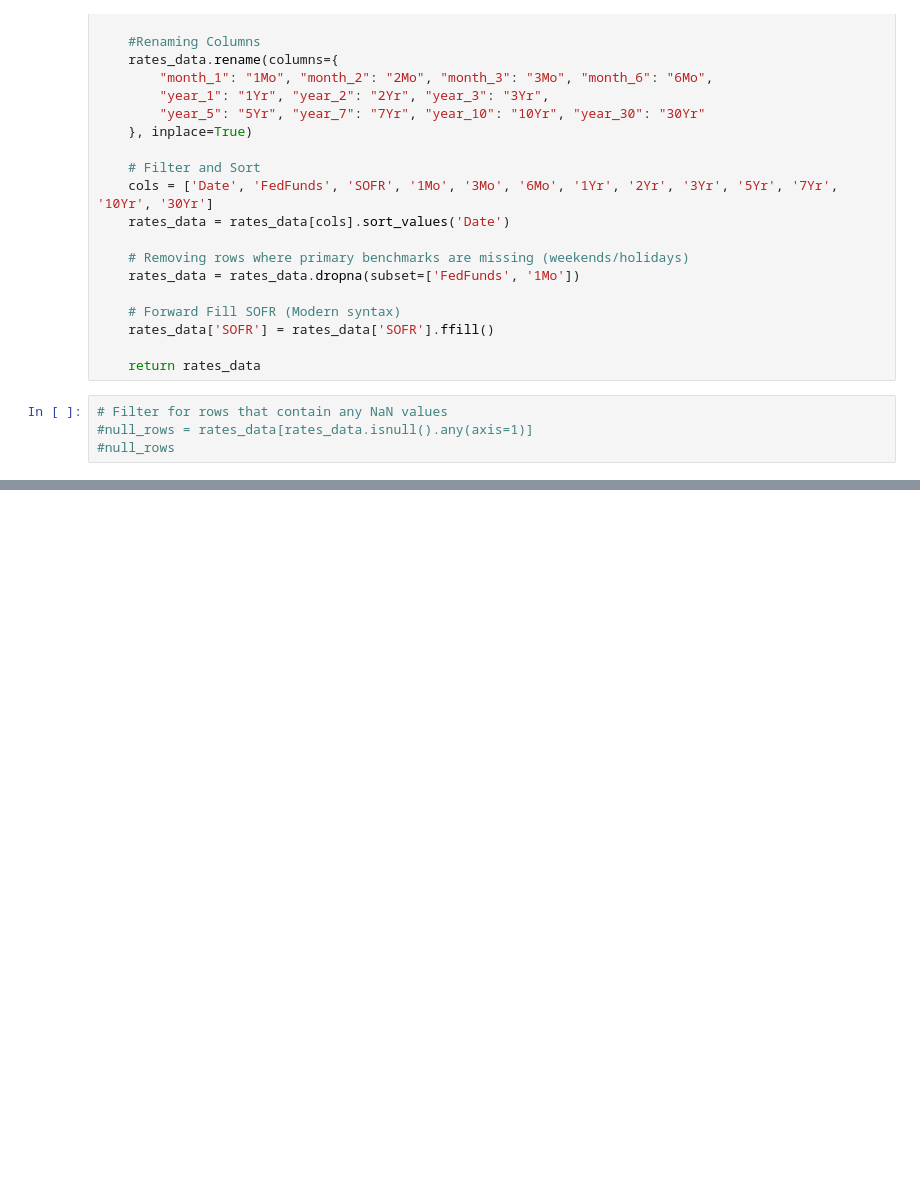
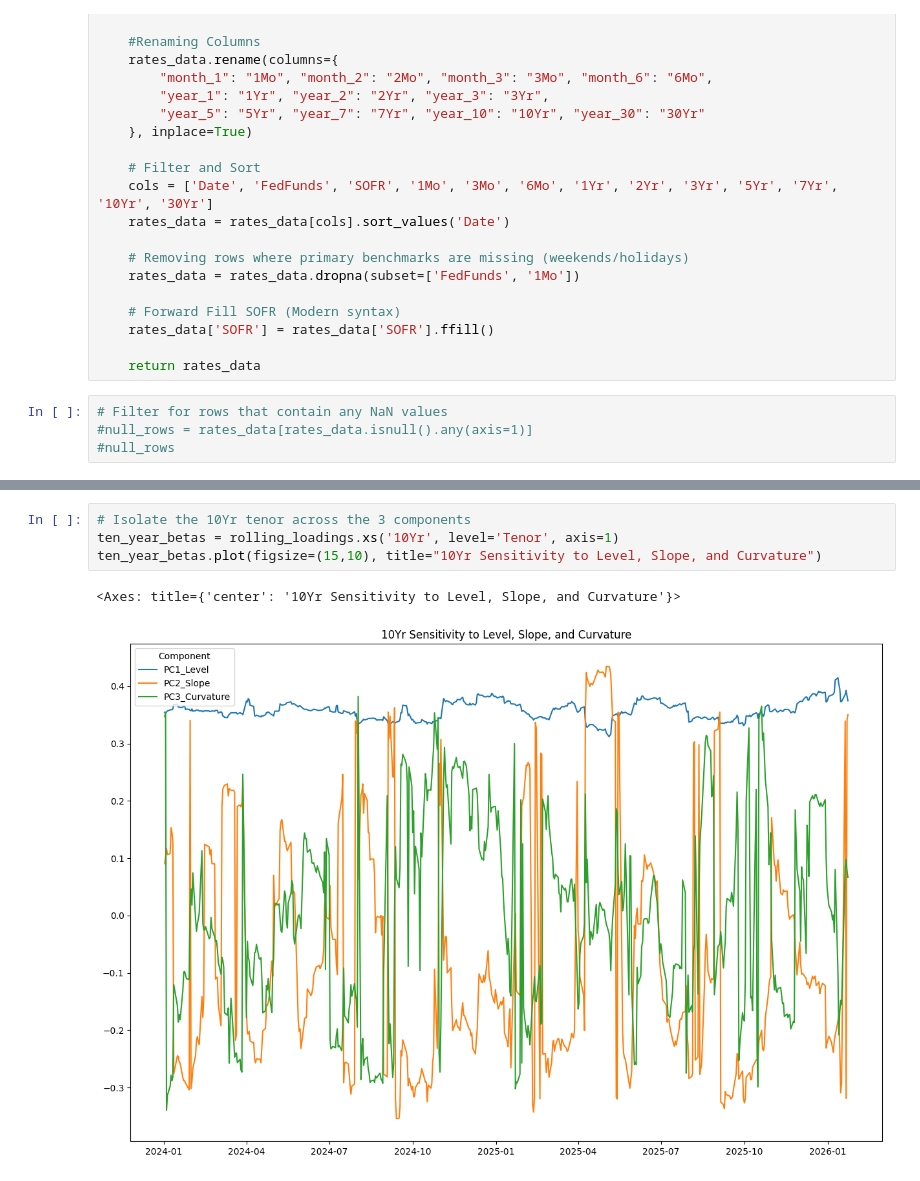
Before and after one commit to danimalav7/Fixed-Income, a Jupyter notebook: Principal Component Analysis.ipynb, the cells around one changed output, grey strips where cells are left out. Drawn from its saved outputs; the diff is of its cells as text; blank space fills up the shorter version.

```diff
--- a/Principal Component Analysis.ipynb
+++ b/Principal Component Analysis.ipynb
@@ -90,0 +157,7 @@ x=pca.components_
+# %%
+# Isolate the 10Yr tenor across the 3 components
+ten_year_betas = rolling_loadings.xs('10Yr', level='Tenor', axis=1)
+ten_year_betas.plot(figsize=(15,10), title="10Yr Sensitivity to Level, Slope, and Curvature")
+# %% [output]
+<Axes: title={'center': '10Yr Sensitivity to Level, Slope, and Curvature'}>
+[figure, added]
```
Also changed, not shown: parts of 9 cells of this notebook.
